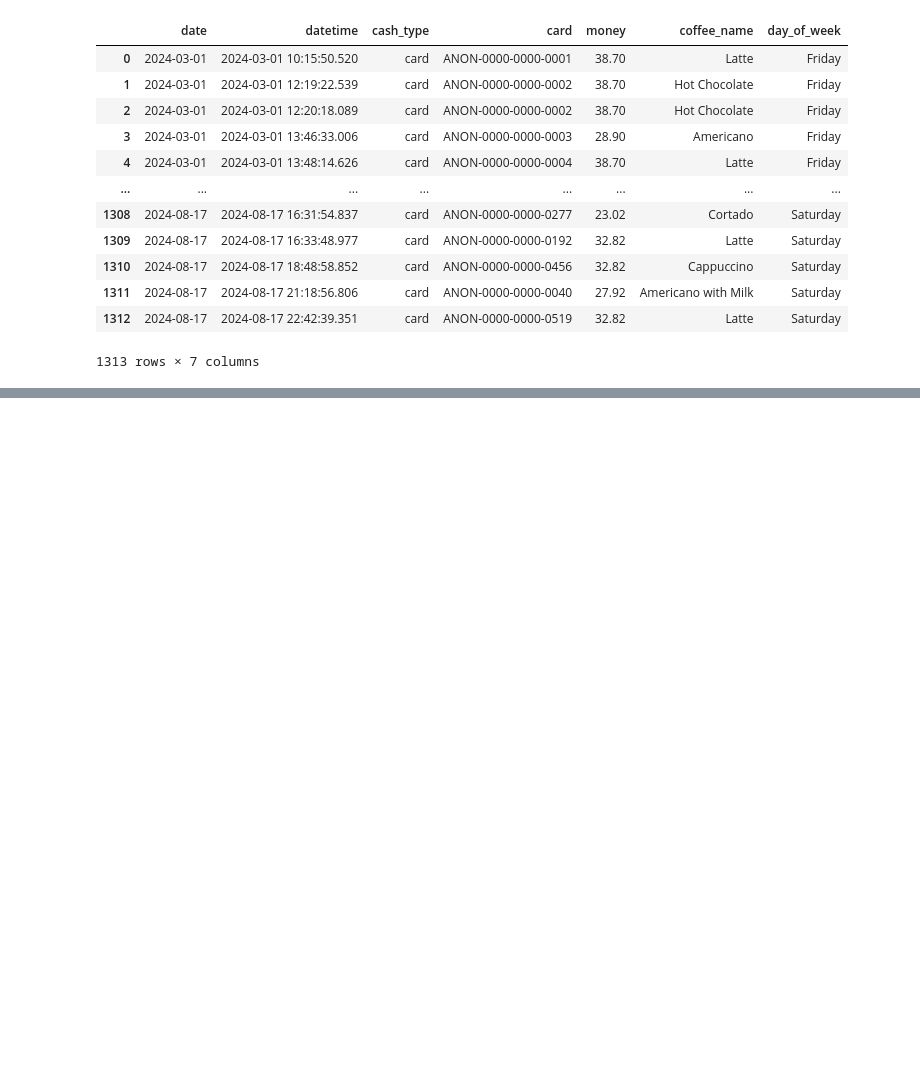
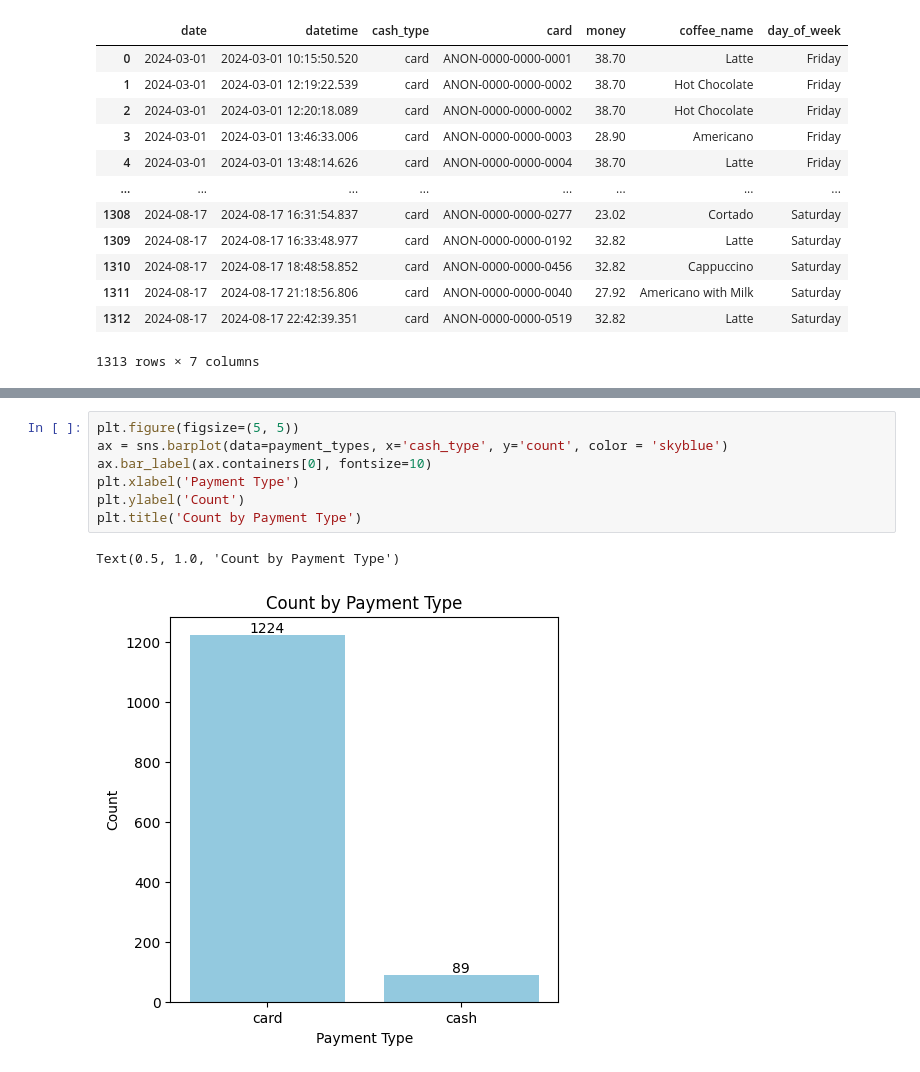
Before and after one commit to soham-bhagwat/Data-Analysis-EDA, a Jupyter notebook: coffee-sales-eda.ipynb, the cells around one changed output, grey strips where cells are left out. Cells and saved outputs as stored; diff of their text form; blank space fills up the shorter version.

```diff
--- a/coffee-sales-eda.ipynb
+++ b/coffee-sales-eda.ipynb
@@ -79,0 +123,10 @@ df
+# %%
+plt.figure(figsize=(5, 5))
+ax = sns.barplot(data=payment_types, x='cash_type', y='count', color = 'skyblue')
+ax.bar_label(ax.containers[0], fontsize=10)
+plt.xlabel('Payment Type')
+plt.ylabel('Count')
+plt.title('Count by Payment Type')
+# %% [output]
+Text(0.5, 1.0, 'Count by Payment Type')
+[figure, added]
```
Also changed, not shown: parts of 6 cells of this notebook.
